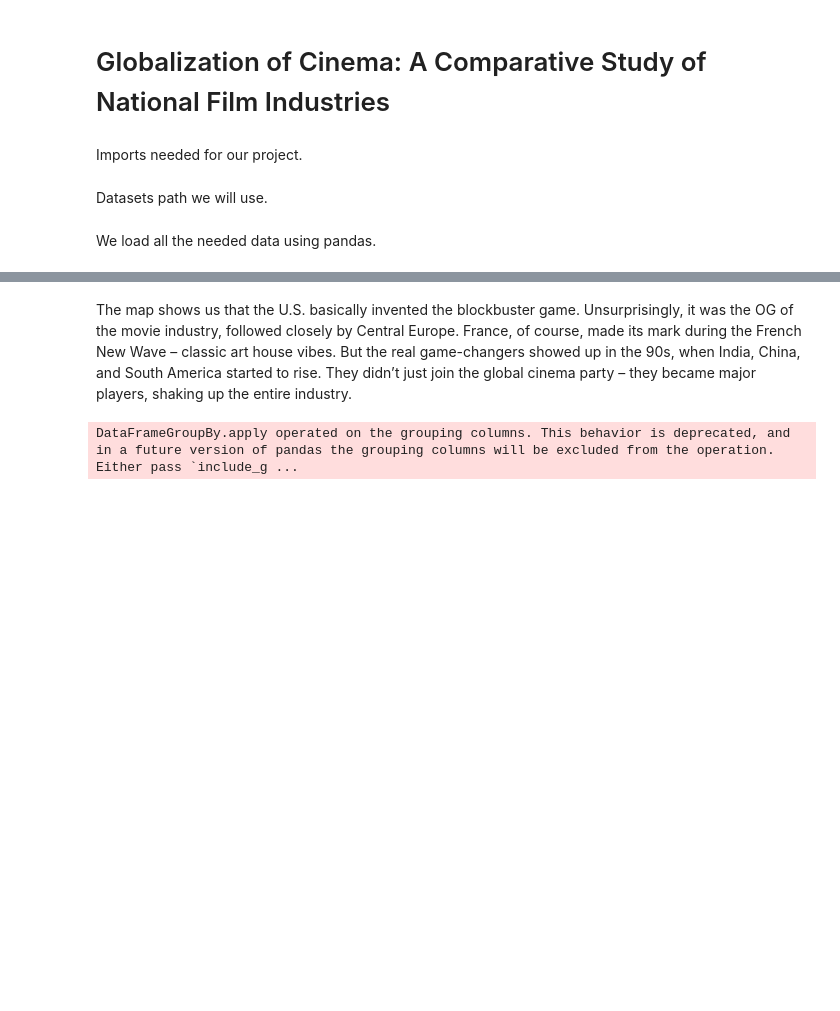
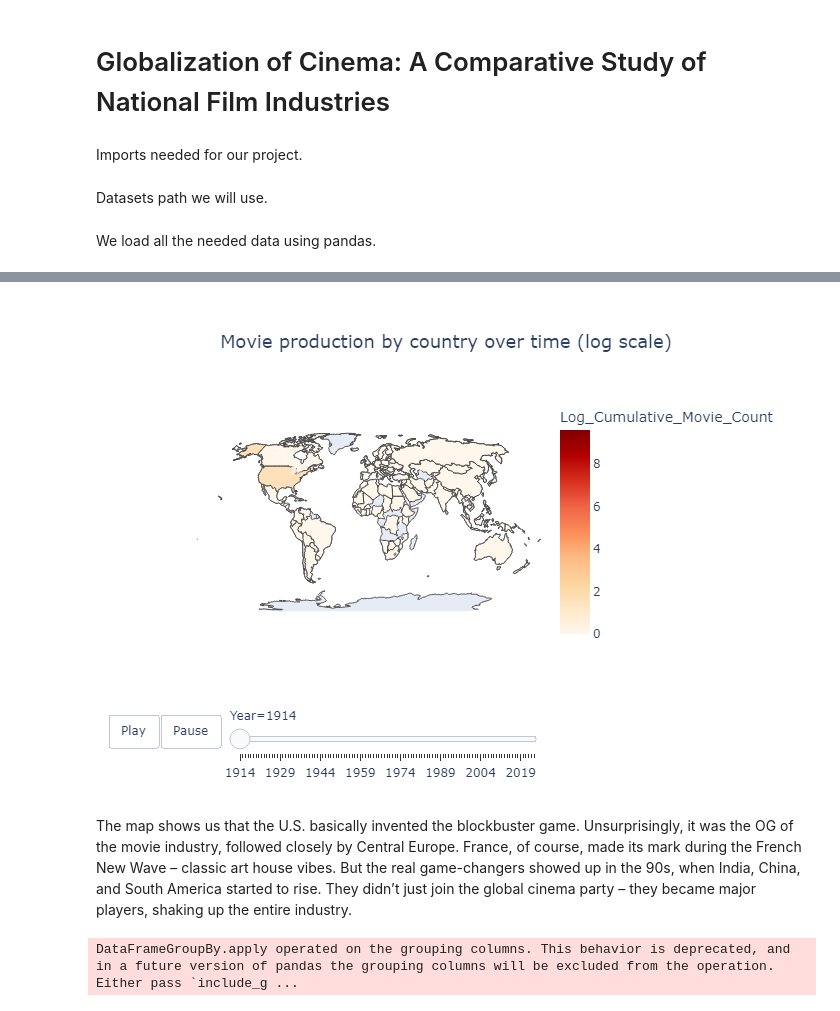
Before and after one commit to epfl-ada/ada-2024-project-l-ekip, a Jupyter notebook: results.ipynb, the cells around one changed output, grey strips where cells are left out. Saved outputs shown, nothing was run; the diff lists cells and outputs as text; code cells hidden in the pictures; blank space fills up the shorter version.

```diff
--- a/results.ipynb
+++ b/results.ipynb
@@ -115,5 +115,5 @@ fig.update_layout(
     title_x=0.5
 )
 
-plotly.offline.iplot(fig)
+fig.show("png")
 # %% [output]
@@ -121,3 +120,4 @@ plotly.offline.iplot(fig)
+[figure, added]
 # %% [markdown]
 The map shows us that the U.S. basically invented the blockbuster game. Unsurprisingly, it was the OG of the movie industry, followed closely by Central Europe. France, of course, made its mark during the French New Wave – classic art house vibes. But the real game-changers showed up in the 90s, when India, China, and South America started to rise. They didn’t just join the global cinema party – they became major players, shaking up the entire industry.
 # %%
```
Also changed, not shown: parts of 14 cells of this notebook.
